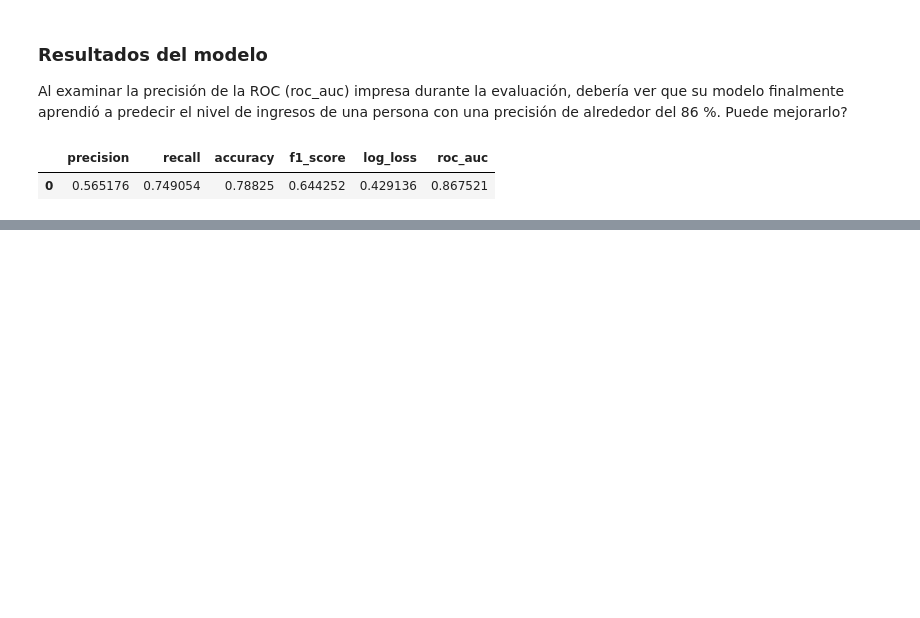
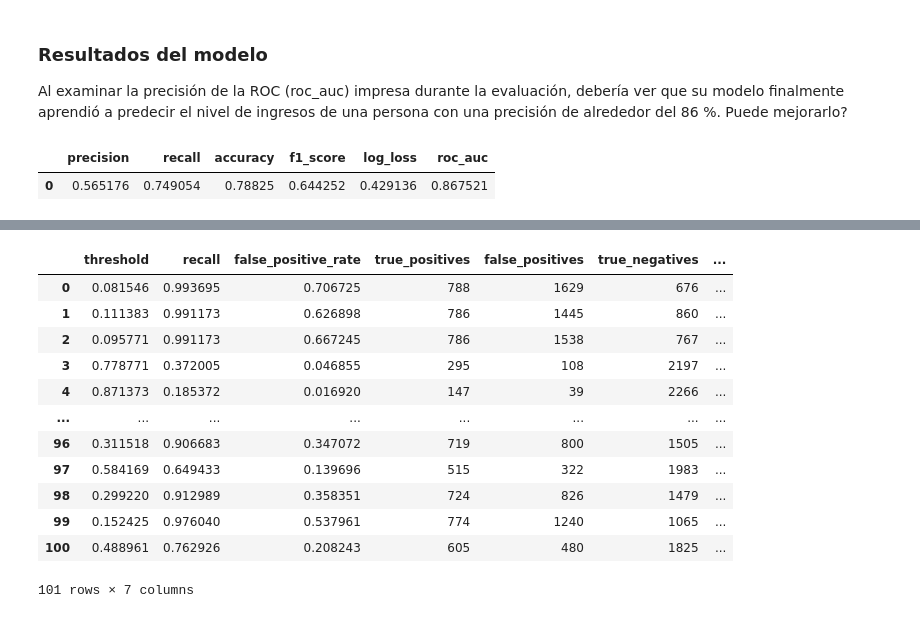
Before and after one commit to bryanfree66/bqml-examples, a Jupyter notebook: bqml_lr.ipynb, the cells around one changed output, grey strips where cells are left out. Cells and saved outputs as stored; diff of their text form; code cells hidden in the pictures; blank space fills up the shorter version.

```diff
--- a/bqml_lr.ipynb
+++ b/bqml_lr.ipynb
@@ -657,0 +669,70 @@ evaluation_job
+# %%
+# Evaluación del Modelo
+query_roc_curve = """
+SELECT
+  threshold,
+  recall,
+  false_positive_rate,
+  true_positives,
+  false_positives,
+  true_negatives,
+  false_negatives
+FROM
+  ML.ROC_CURVE(MODEL `census_example.census_model`,
+  (
+    SELECT
+      age,
+      CASE
+        WHEN workclass IS NULL THEN 'Private'
+        WHEN LTRIM(workclass) LIKE '?' THEN 'Private'
+        ELSE workclass
+      END AS workclass,
+      CASE
+        WHEN native_country IS NULL THEN 'United States'
+        WHEN LTRIM(native_country) LIKE '?' THEN 'United States'
+        ELSE native_country
+      END AS native_country,
+      CASE
+        WHEN LTRIM(marital_status) IN
+          (
+            'Never-married',
+            'Divorced',
+            'Separated',
+            'Widowed'
+            ) THEN 'Single'
+        WHEN LTRIM(marital_status) IN
+          (
+            'Married-civ-spouse',
+            'Married-spouse-absent',
+            'Married-AF-spouse'
+            ) THEN 'Married'
+        ELSE NULL
+      END AS marital_status,
+      education_num,
+      occupation,
+      race,
+      hours_per_week,
+      income_bracket
+    FROM
+       `bigquery-public-data.ml_datasets.census_adult_income`
+    WHERE
+      MOD(ABS(FARM_FINGERPRINT(CAST(functional_weight AS STRING))), 10) = 8
+      AND (occupation IS NOT NULL OR LTRIM(occupation) NOT LIKE '?%')
+    GROUP BY  1, 2, 3, 4, 5, 6, 7, 8, 9))
+"""
+roc_curve_job = client.query(query_roc_curve).to_dataframe()
+roc_curve_job
+# %% [output]
+|  | threshold | recall | false_positive_rate | true_positives | false_positives | true_negatives | ... |
+| 0 | 0.081546 | 0.993695 | 0.706725 | 788 | 1629 | 676 | ... |
+| 1 | 0.111383 | 0.991173 | 0.626898 | 786 | 1445 | 860 | ... |
+| 2 | 0.095771 | 0.991173 | 0.667245 | 786 | 1538 | 767 | ... |
+| 3 | 0.778771 | 0.372005 | 0.046855 | 295 | 108 | 2197 | ... |
+| 4 | 0.871373 | 0.185372 | 0.016920 | 147 | 39 | 2266 | ... |
+| ... | ... | ... | ... | ... | ... | ... | ... |
+| 96 | 0.311518 | 0.906683 | 0.347072 | 719 | 800 | 1505 | ... |
+| 97 | 0.584169 | 0.649433 | 0.139696 | 515 | 322 | 1983 | ... |
+| 98 | 0.299220 | 0.912989 | 0.358351 | 724 | 826 | 1479 | ... |
+| 99 | 0.152425 | 0.976040 | 0.537961 | 774 | 1240 | 1065 | ... |
+| 100 | 0.488961 | 0.762926 | 0.208243 | 605 | 480 | 1825 | ... |
+101 rows × 7 columns
```
Also changed, not shown: parts of 11 cells of this notebook.
